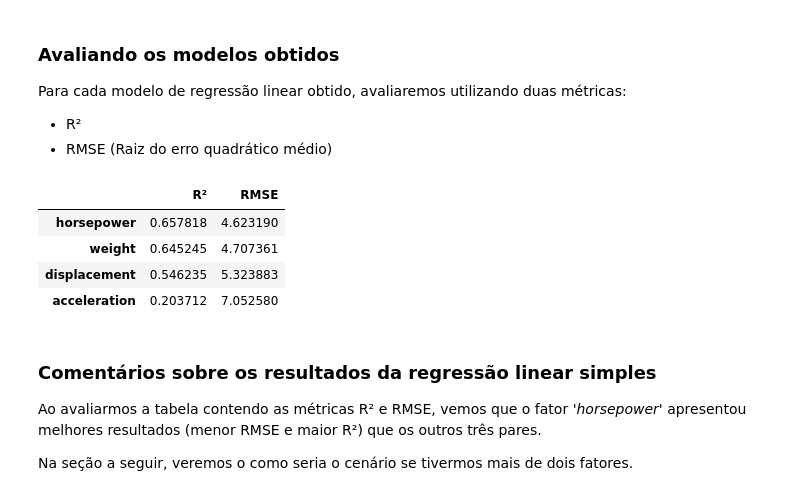
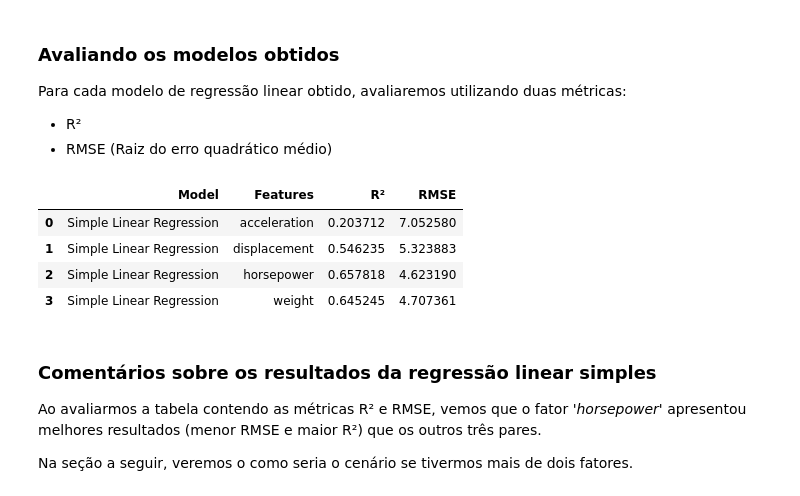
Before and after one commit to Carne-de-Pescoco/kaggle-used-car, a Jupyter notebook: notebooks/3_modeling_evaluation_suto.ipynb, the cells around one changed output. Saved outputs shown, nothing was run; the diff lists cells and outputs as text; code cells hidden in the pictures.

```diff
--- a/notebooks/3_modeling_evaluation_suto.ipynb
+++ b/notebooks/3_modeling_evaluation_suto.ipynb
@@ -64,18 +77,13 @@ for feature in df_data[lst_continuas_sem_mpg].columns:
     df_reg[feature] = np.linspace(min_temp, max_temp, num=100, endpoint=True)
 # %%
 # Obtendo as equações de reta para cada relação "fator vs 'mpg'".
-
-X = df_data[lst_continuas_sem_mpg]
-y = df_data["mpg"]
-
-X_train, X_test, y_train, y_test = train_test_split(X, y, test_size=.1, random_state=42)
 
 dct_equations = {}
 
 for feature in df_data[lst_continuas_sem_mpg].columns:
     model = LinearRegression()
     model.fit(X_train[feature].values.reshape(-1, 1), y_train)
-    dct_equations[feature] = str(round(model.intercept_, 3)) + " + (" + str(round(model.coef_[0], 3)) + ")"
+    dct_equations[feature] = "y = " + str(round(model.intercept_, 2)) + " + (" + str(round(model.coef_[0], 2)) + "*x)"
     df_reg["y_pred_mpg_"+feature] = model.predict(df_reg[feature].values.reshape(-1, 1))
 
 print(f"Dimensão da matriz: {df_reg.shape}")
@@ -105,7 +113,7 @@ for i, feature in enumerate(df_data[lst_continuas_sem_mpg].columns):
 
     props = dict(boxstyle='round', facecolor='wheat', alpha=0.25)
 
-    axs[row, col].text(.71, 0.98, textstr, transform=axs[row, col].transAxes, fontsize=12,
+    axs[row, col].text(.65, 0.96, textstr, transform=axs[row, col].transAxes, fontsize=12,
         verticalalignment='top', bbox=props, color='red');
 
     if (i+1)%2!=0:
@@ -127,22 +135,22 @@ Para cada modelo de regressão linear obtido, avaliaremos utilizando duas métri
 # %%
 dct_metrics = {}
 
 for feature in df_data[lst_continuas_sem_mpg].columns:
     model = LinearRegression()
     model.fit(X_train[feature].values.reshape(-1, 1), y_train)
     y_pred = model.predict(X_test[feature].values.reshape(-1, 1))
-    dct_metrics[feature] = {"R²":r2_score(y_test, y_pred),
-                              "RMSE": mean_squared_error(y_test, y_pred)**.5}
+    dct_metrics[len(dct_metrics)] = {"Model": "Simple Linear Regression",
+                                     "Features": feature,
+                                     "R²": r2_score(y_test, y_pred),
+                                     "RMSE": mean_squared_error(y_test, y_pred)**.5}
 
-df_metrics = pd.DataFrame.from_dict(dct_metrics, orient='index')
-
-df_metrics.sort_values(by="RMSE", ascending=True)
+pd.DataFrame.from_dict(dct_metrics, orient="index")
 # %% [output]
-|  | R² | RMSE |
-| horsepower | 0.657818 | 4.623190 |
-| weight | 0.645245 | 4.707361 |
-| displacement | 0.546235 | 5.323883 |
-| acceleration | 0.203712 | 7.052580 |
+|  | Model | Features | R² | RMSE |
+| 0 | Simple Linear Regression | acceleration | 0.203712 | 7.052580 |
+| 1 | Simple Linear Regression | displacement | 0.546235 | 5.323883 |
+| 2 | Simple Linear Regression | horsepower | 0.657818 | 4.623190 |
+| 3 | Simple Linear Regression | weight | 0.645245 | 4.707361 |
 # %% [markdown]
 ### Comentários sobre os resultados da regressão linear simples
 
```
Also changed, not shown: parts of 10 cells of this notebook, 3 other files.
